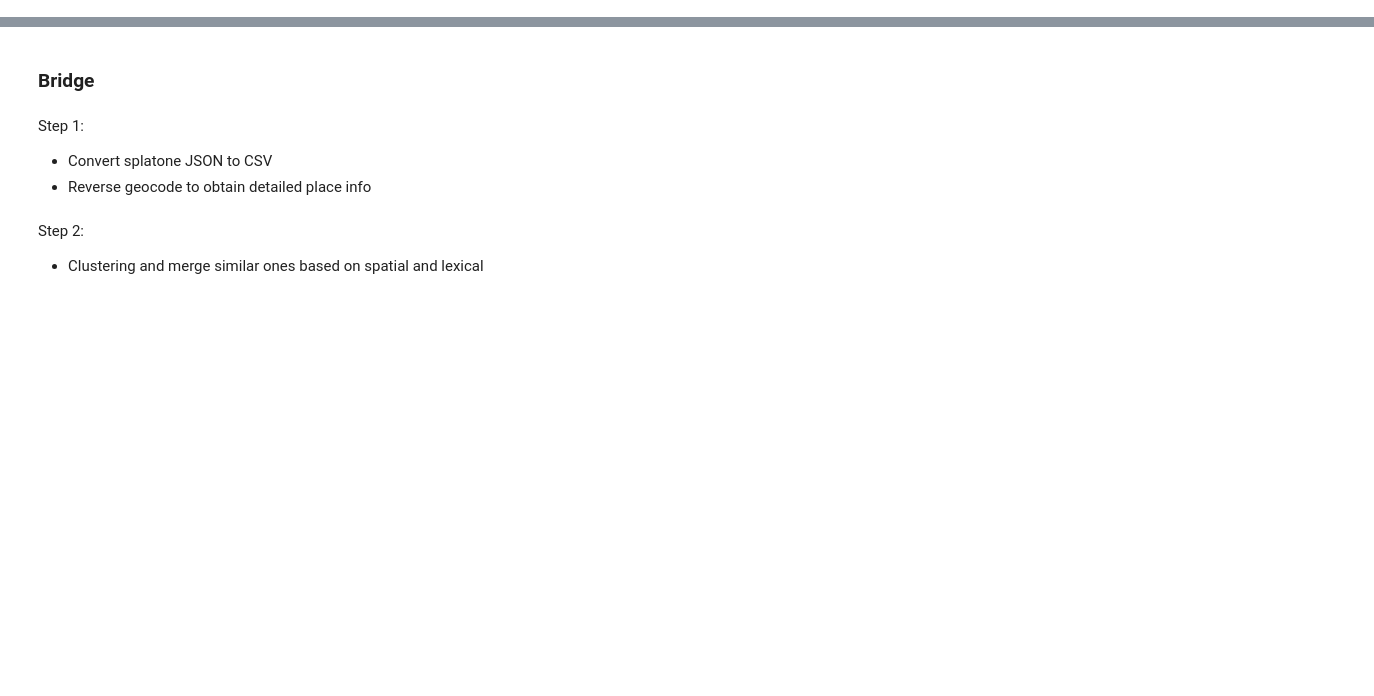
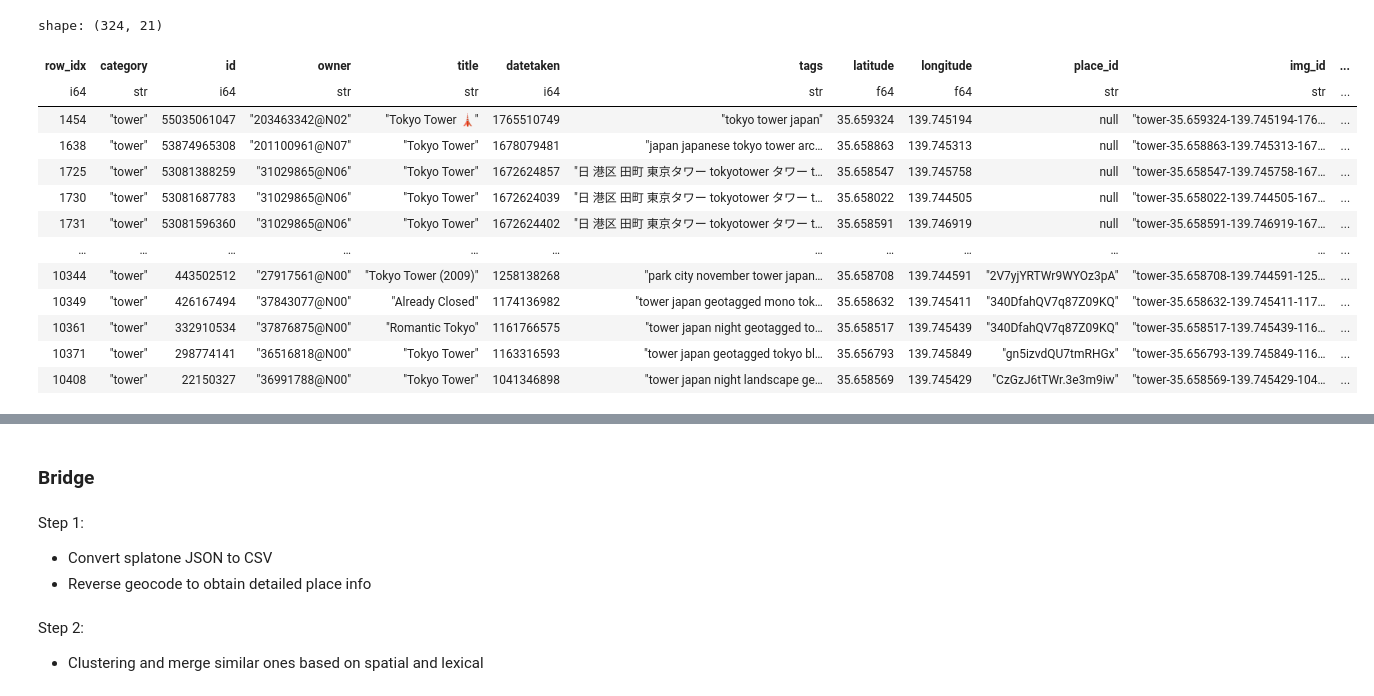
Before and after one commit to fhrzn/multi-pov-ir, a Jupyter notebook: notebook/preprocessing.ipynb, the cells around one changed output, grey strips where cells are left out. Drawn from its saved outputs; the diff is of its cells as text; code cells hidden in the pictures; blank space fills up the shorter version.

```diff
--- a/notebook/preprocessing.ipynb
+++ b/notebook/preprocessing.ipynb
@@ -26,0 +61,17 @@ entity_df = (
+# %%
+tower_spots.filter(pl.col("scene_pred") == "indoor")
+# %% [output]
+shape: (324, 21)
+| row_idx | category | id | owner | title | datetaken | tags | latitude | longitude | place_id | img_id | ... |
+| i64 | str | i64 | str | str | i64 | str | f64 | f64 | str | str | ... |
+| 1454 | "tower" | 55035061047 | "203463342@N02" | "Tokyo Tower 🗼" | 1765510749 | "tokyo tower japan" | 35.659324 | 139.745194 | null | "tower-35.659324-139.745194-176… | ... |
+| 1638 | "tower" | 53874965308 | "201100961@N07" | "Tokyo Tower" | 1678079481 | "japan japanese tokyo tower arc… | 35.658863 | 139.745313 | null | "tower-35.658863-139.745313-167… | ... |
+| 1725 | "tower" | 53081388259 | "31029865@N06" | "Tokyo Tower" | 1672624857 | "日 港区 田町 東京タワー tokyotower タワー t… | 35.658547 | 139.745758 | null | "tower-35.658547-139.745758-167… | ... |
+| 1730 | "tower" | 53081687783 | "31029865@N06" | "Tokyo Tower" | 1672624039 | "日 港区 田町 東京タワー tokyotower タワー t… | 35.658022 | 139.744505 | null | "tower-35.658022-139.744505-167… | ... |
+| 1731 | "tower" | 53081596360 | "31029865@N06" | "Tokyo Tower" | 1672624402 | "日 港区 田町 東京タワー tokyotower タワー t… | 35.658591 | 139.746919 | null | "tower-35.658591-139.746919-167… | ... |
+| … | … | … | … | … | … | … | … | … | … | … | ... |
+| 10344 | "tower" | 443502512 | "27917561@N00" | "Tokyo Tower (2009)" | 1258138268 | "park city november tower japan… | 35.658708 | 139.744591 | "2V7yjYRTWr9WYOz3pA" | "tower-35.658708-139.744591-125… | ... |
+| 10349 | "tower" | 426167494 | "37843077@N00" | "Already Closed" | 1174136982 | "tower japan geotagged mono tok… | 35.658632 | 139.745411 | "340DfahQV7q87Z09KQ" | "tower-35.658632-139.745411-117… | ... |
+| 10361 | "tower" | 332910534 | "37876875@N00" | "Romantic Tokyo" | 1161766575 | "tower japan night geotagged to… | 35.658517 | 139.745439 | "340DfahQV7q87Z09KQ" | "tower-35.658517-139.745439-116… | ... |
+| 10371 | "tower" | 298774141 | "36516818@N00" | "Tokyo Tower" | 1163316593 | "tower japan geotagged tokyo bl… | 35.656793 | 139.745849 | "gn5izvdQU7tmRHGx" | "tower-35.656793-139.745849-116… | ... |
+| 10408 | "tower" | 22150327 | "36991788@N00" | "Tokyo Tower" | 1041346898 | "tower japan night landscape ge… | 35.658569 | 139.745429 | "CzGzJ6tTWr.3e3m9iw" | "tower-35.658569-139.745429-104… | ... |
```
Also changed, not shown: parts of 9 cells of this notebook, 1 other file.
